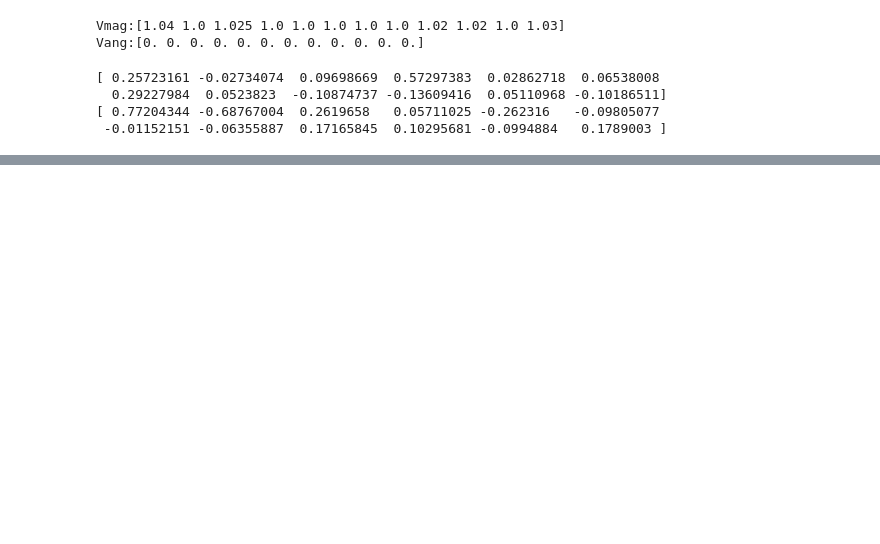
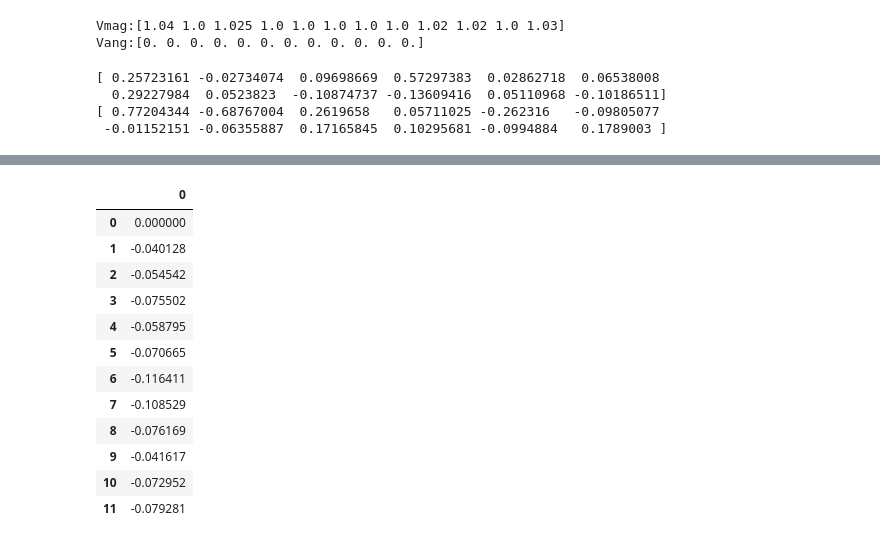
Before and after one commit to klamateur/EE454Project, a Jupyter notebook: EE454_Final Project.ipynb, the cells around one changed output, grey strips where cells are left out. Drawn from its saved outputs; the diff is of its cells as text; code cells hidden in the pictures; blank space fills up the shorter version.

```diff
--- a/EE454_Final Project.ipynb
+++ b/EE454_Final Project.ipynb
@@ -581,0 +547,16 @@ print(a.shape)
+# %%
+pd.DataFrame(newTheta)
+# %% [output]
+|  | 0 |
+| 0 | 0.000000 |
+| 1 | -0.040128 |
+| 2 | -0.054542 |
+| 3 | -0.075502 |
+| 4 | -0.058795 |
+| 5 | -0.070665 |
+| 6 | -0.116411 |
+| 7 | -0.108529 |
+| 8 | -0.076169 |
+| 9 | -0.041617 |
+| 10 | -0.072952 |
+| 11 | -0.079281 |
```
Also changed, not shown: parts of 22 cells of this notebook, 2 other files.
